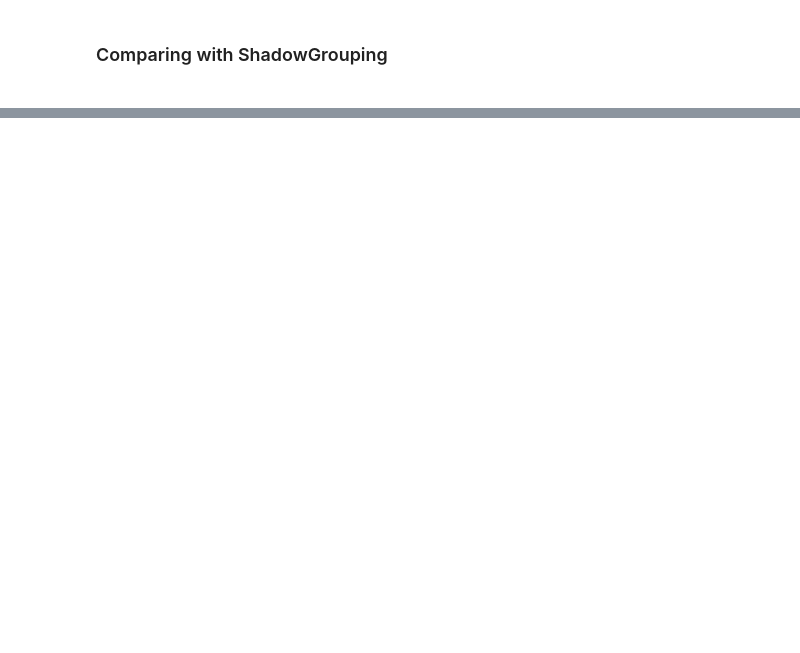
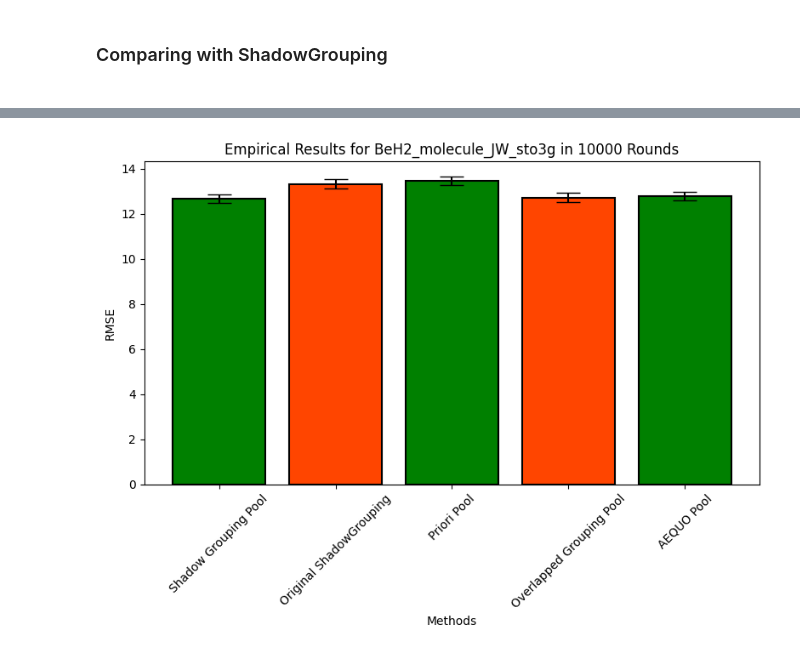
Before and after one commit to aebadi2013-droid/priory, a Jupyter notebook: convexoptimization.ipynb, the cells around one changed output, grey strips where cells are left out. Cells and saved outputs as stored; diff of their text form; code cells hidden in the pictures; blank space fills up the shorter version.

```diff
--- a/convexoptimization.ipynb
+++ b/convexoptimization.ipynb
@@ -375,0 +590,20 @@ all settings are QWC-consistent
+# %%
+with open(rmsesavename, "r") as f:
+    data = json.load(f)
+
+methods = list(data.keys())
+rmse = [data[m]["rmse"] for m in methods]
+std = [data[m]["std"] for m in methods]
+
+plt.figure(figsize=(8, 6))
+plt.bar(methods, rmse, yerr=std, capsize=10, color=['green', '#FF4500'], edgecolor='black', linewidth=1.5)
+plt.ylabel('RMSE')
+plt.xlabel('Methods')
+#plt.title(f'Gaussian Random Coefficients (Mean=1.0, Sigma=0.0) in {Nrounds} Rounds for {Nrandom} Random Hamiltonians in {num_qubits[molecule_name]} Qubits')
+plt.title(f'Empirical Results for {savename} in {Nrounds} Rounds')
+plt.xticks(rotation=45)
+plt.ylim(0, None)  # Ensure the y-axis starts at zero
+plt.tight_layout()
+plt.show()
+# %% [output]
+[figure, added]
```
Also changed, not shown: parts of 15 cells of this notebook, 8 other files.
